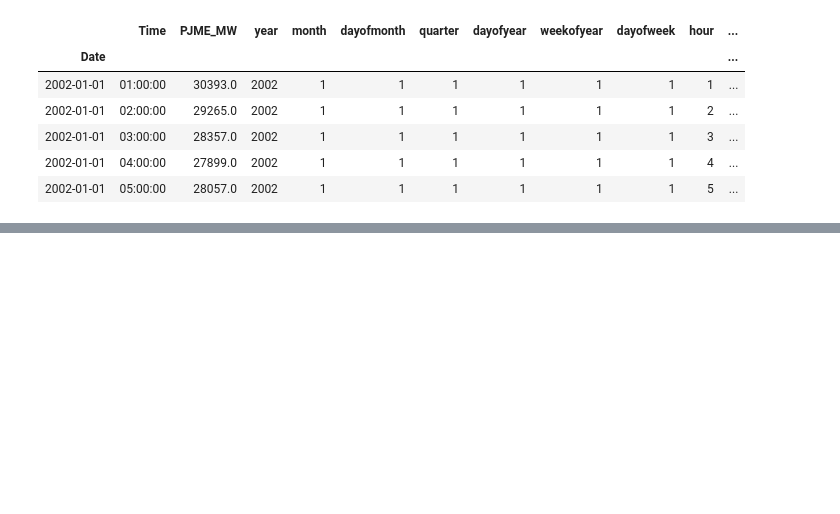
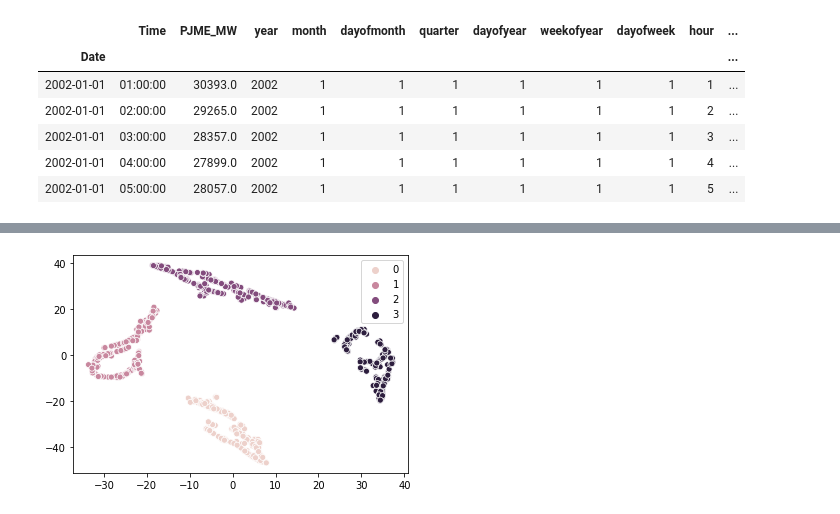
Before and after one commit to lyutov89/ML_in_production, a Jupyter notebook: lesson_4/lesson_4_Time_rows.ipynb, the cells around one changed output, grey strips where cells are left out. Cells and saved outputs as stored; diff of their text form; code cells hidden in the pictures; blank space fills up the shorter version.

```diff
--- a/lesson_4/lesson_4_Time_rows.ipynb
+++ b/lesson_4/lesson_4_Time_rows.ipynb
@@ -38,0 +85,3 @@ data.head()
+# %%
+data_w.drop(['year', 'hour', 'dayofmonth', 'dayofyear', 'dayofweek', 'is_holiday', 'is_prev_holiday', 'is_next_holiday'], axis=1,inplace=True)
+data_w.head()
@@ -38,0 +96,23 @@ data.head()
+# %%
+from sklearn.cluster import KMeans, DBSCAN
+from sklearn.preprocessing import StandardScaler
+from sklearn.manifold import TSNE
+import seaborn as sns
+
+scl=StandardScaler()
+tsne_ =TSNE(n_components=2)
+
+X = data_w.iloc[:,:-1].values
+
+Xscale = scl.fit_transform(X)
+X_t = tsne_.fit_transform(Xscale)
+# %%
+clast_0 = DBSCAN(eps=5, leaf_size=15 )
+clast_1 = DBSCAN(eps=2, leaf_size=5)
+X_clast =clast_0.fit_predict(X_t)
+X_scale_clast =clast_1.fit_predict(Xscale)
+
+sns.scatterplot(X_t[:,0],X_t[:,1], hue=X_clast)
+plt.show()
+# %% [output]
+[figure, added]
```
Also changed, not shown: parts of 16 cells of this notebook.
